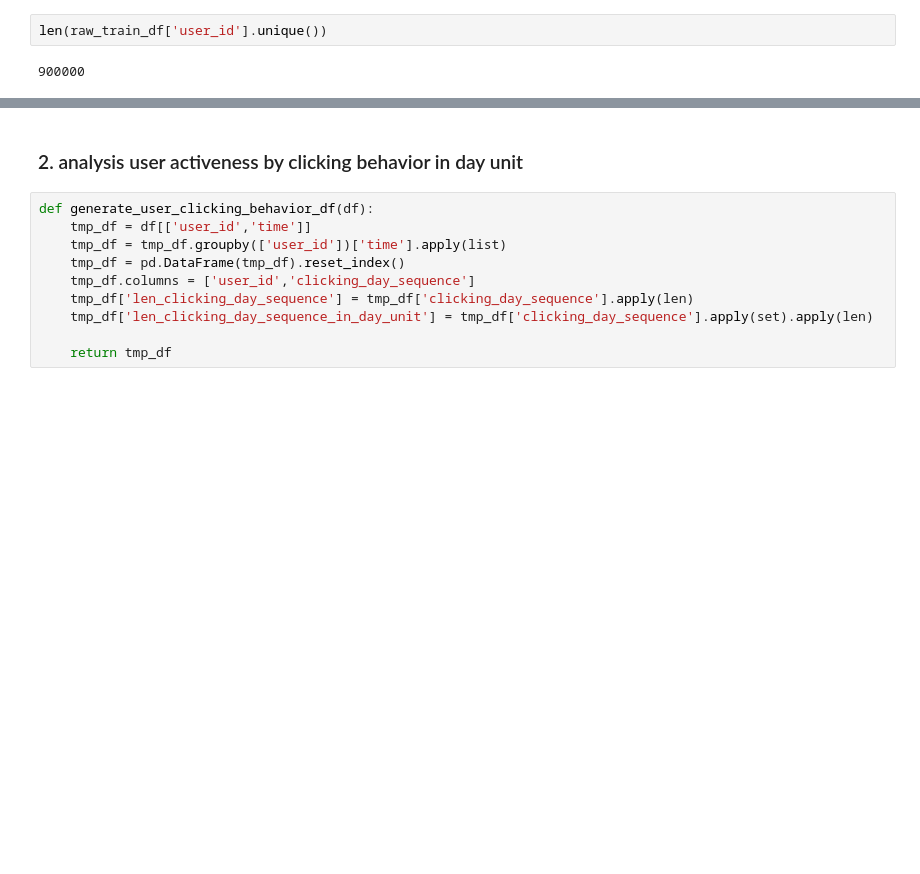
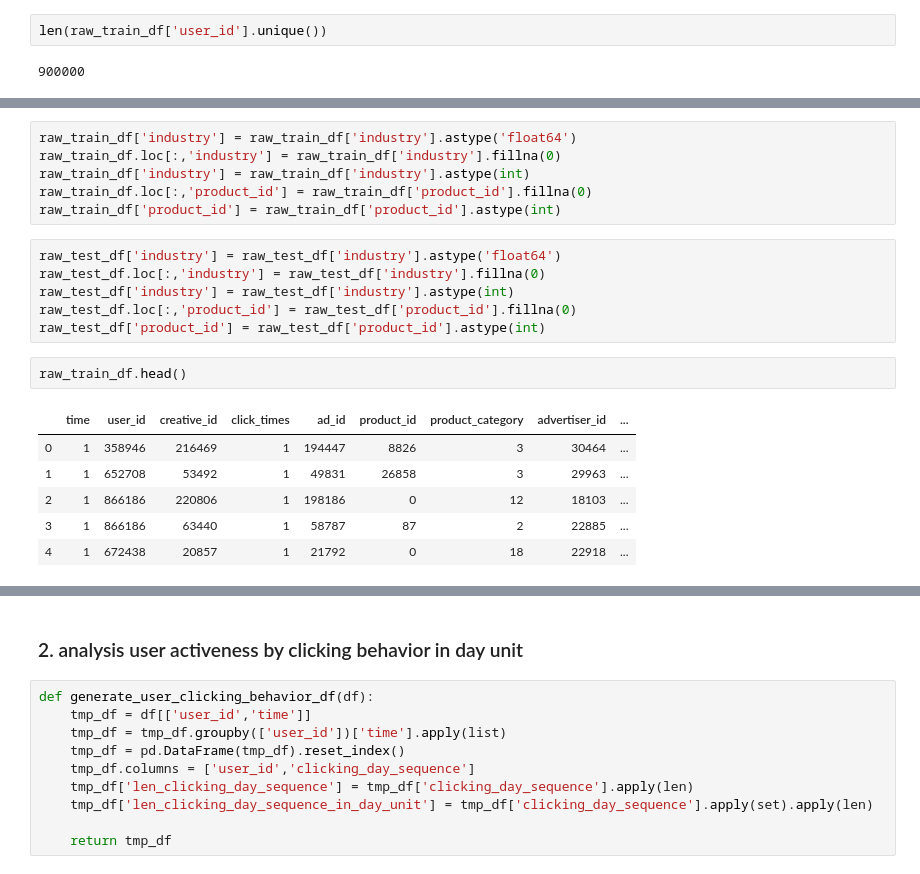
Before and after one commit to DevinWang23/tencent_2020_ad_competition, a Jupyter notebook: jupyter_notebook/data_analysis.ipynb, the cells around one changed output, grey strips where cells are left out. Saved outputs shown, nothing was run; the diff lists cells and outputs as text; blank space fills up the shorter version.

```diff
--- a/jupyter_notebook/data_analysis.ipynb
+++ b/jupyter_notebook/data_analysis.ipynb
@@ -167,0 +199,21 @@ len(raw_train_df['user_id'].unique())
+# %%
+raw_train_df['industry'] = raw_train_df['industry'].astype('float64')
+raw_train_df.loc[:,'industry'] = raw_train_df['industry'].fillna(0)
+raw_train_df['industry'] = raw_train_df['industry'].astype(int)
+raw_train_df.loc[:,'product_id'] = raw_train_df['product_id'].fillna(0)
+raw_train_df['product_id'] = raw_train_df['product_id'].astype(int)
+# %%
+raw_test_df['industry'] = raw_test_df['industry'].astype('float64')
+raw_test_df.loc[:,'industry'] = raw_test_df['industry'].fillna(0)
+raw_test_df['industry'] = raw_test_df['industry'].astype(int)
+raw_test_df.loc[:,'product_id'] = raw_test_df['product_id'].fillna(0)
+raw_test_df['product_id'] = raw_test_df['product_id'].astype(int)
+# %%
+raw_train_df.head()
+# %% [output]
+|  | time | user_id | creative_id | click_times | ad_id | product_id | product_category | advertiser_id | ... |
+| 0 | 1 | 358946 | 216469 | 1 | 194447 | 8826 | 3 | 30464 | ... |
+| 1 | 1 | 652708 | 53492 | 1 | 49831 | 26858 | 3 | 29963 | ... |
+| 2 | 1 | 866186 | 220806 | 1 | 198186 | 0 | 12 | 18103 | ... |
+| 3 | 1 | 866186 | 63440 | 1 | 58787 | 87 | 2 | 22885 | ... |
+| 4 | 1 | 672438 | 20857 | 1 | 21792 | 0 | 18 | 22918 | ... |
```
Also changed, not shown: parts of 131 cells of this notebook, 1 other file.
